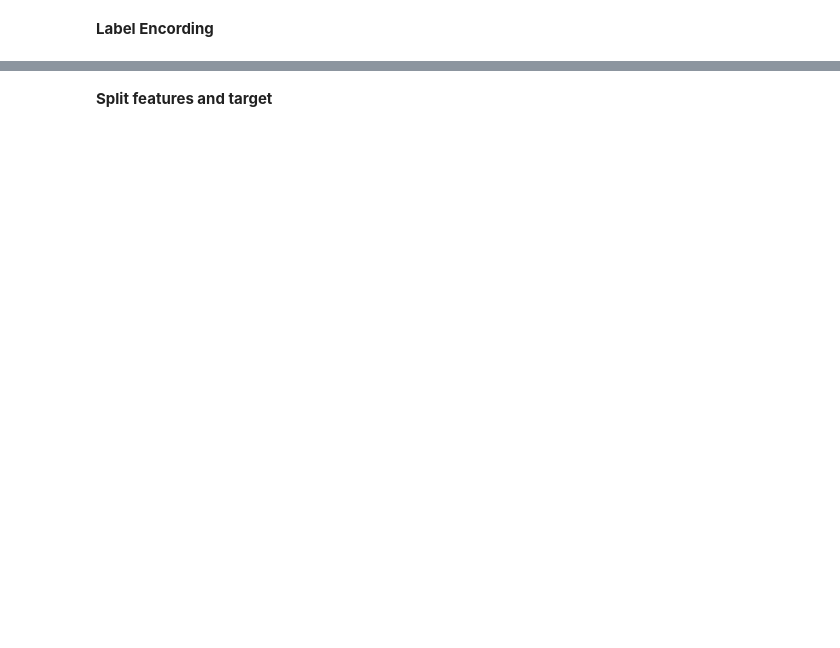
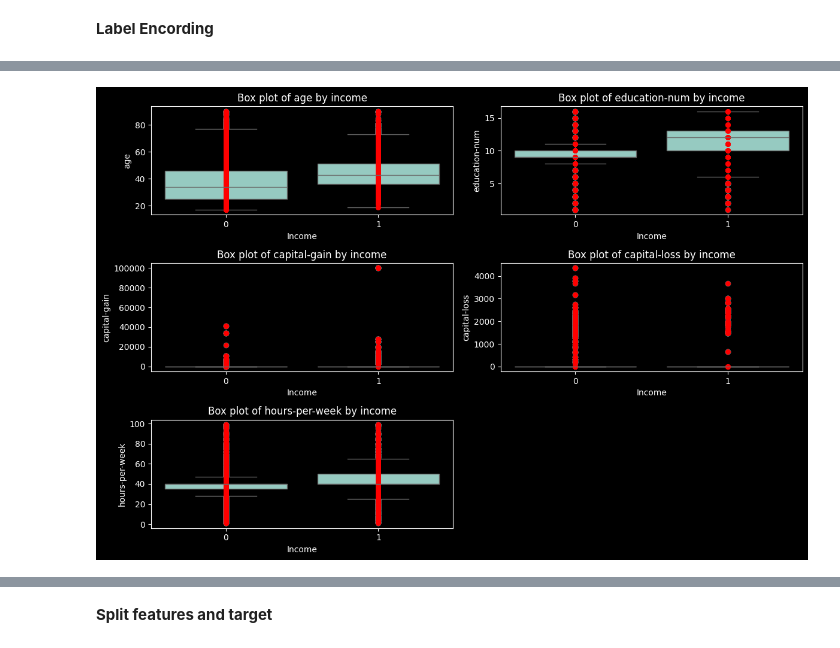
Before and after one commit to sevinduImsara/ML_CW, a Jupyter notebook: ML_CW.ipynb, the cells around one changed output, grey strips where cells are left out. Cells and saved outputs as stored; diff of their text form; code cells hidden in the pictures; blank space fills up the shorter version.

Commit message:
data preprocessing

```diff
--- a/ML_CW.ipynb
+++ b/ML_CW.ipynb
@@ -346,0 +362,34 @@ sns.heatmap(X.corr())
+# %%
+numerical_features = ['age', 'education-num', 'capital-gain', 'capital-loss', 'hours-per-week']
+
+def detect_outliers_iqr(data):
+    outliers = []
+    for column in data.columns:
+        if data[column].dtype in ['int64', 'float64']:
+            Q1 = np.percentile(data[column], 25)
+            Q3 = np.percentile(data[column], 75)
+            IQR = Q3 - Q1
+            lower_bound = Q1 - 1.5 * IQR
+            upper_bound = Q3 + 1.5 * IQR
+            outlier_indices = data[(data[column] < lower_bound) | (data[column] > upper_bound)].index
+            outliers.extend(outlier_indices)
+    return outliers
+
+# Detect outliers
+outlier_indices = detect_outliers_iqr(X[numerical_features])
+
+# Visualize outliers using box plots
+plt.figure(figsize=(12, 8))
+for i, column in enumerate(numerical_features):
+    plt.subplot(3, 2, i+1)
+    sns.boxplot(x='income', y=column, data=X)
+    plt.title(f'Box plot of {column} by income')
+    plt.xlabel('Income')
+    plt.ylabel(column)
+    # Highlight outliers
+    outliers = X.loc[outlier_indices]
+    plt.plot(outliers['income'], outliers[column], 'ro', markersize=5, label='Outliers')
+plt.tight_layout()
+plt.show()
+# %% [output]
+[figure, added]
```
Also changed, not shown: parts of 23 cells of this notebook.
